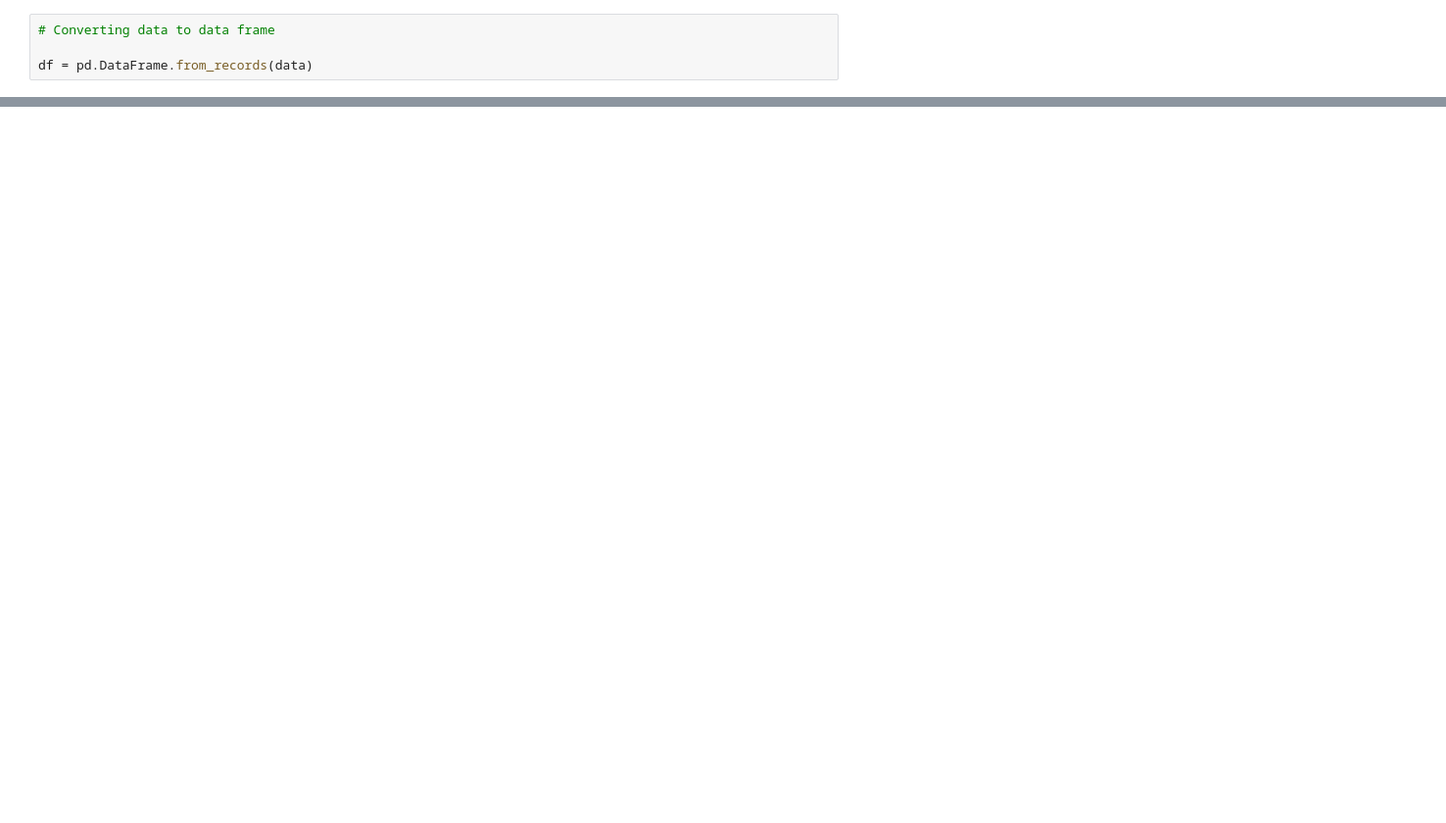
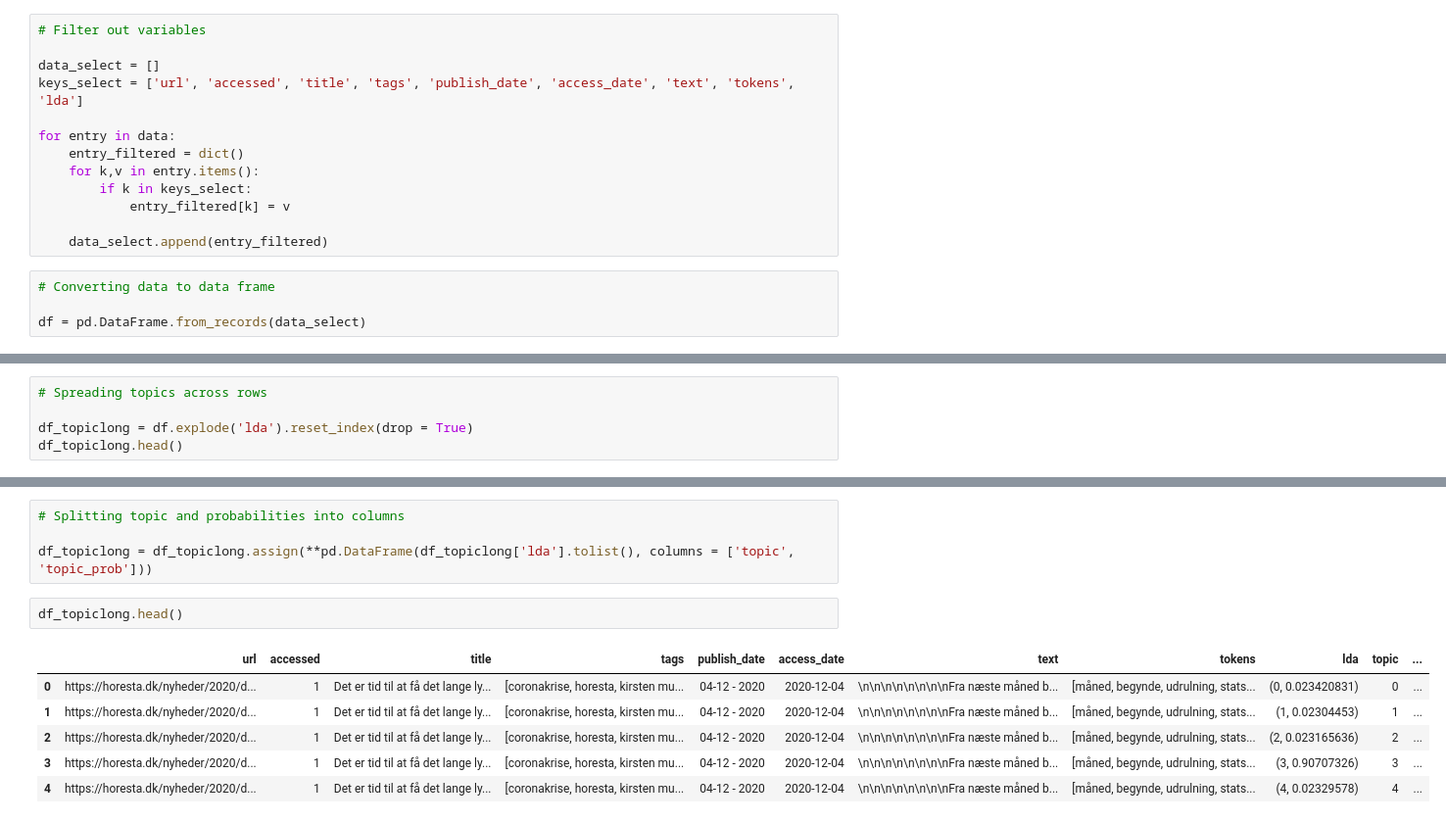
Before and after one commit to CALDISS-AAU/dl2020_horesta-scraper, a Jupyter notebook: notebooks/horesta_lda.ipynb, the cells around one changed output, grey strips where cells are left out. Shown at 98% size. Cells and saved outputs as stored; diff of their text form; blank space fills up the shorter version.

```diff
--- a/notebooks/horesta_lda.ipynb
+++ b/notebooks/horesta_lda.ipynb
@@ -36,4 +169,17 @@ len(data)
+# %%
+# Filter out variables
+
+data_select = []
+keys_select = ['url', 'accessed', 'title', 'tags', 'publish_date', 'access_date', 'text', 'tokens', 'lda']
+
+for entry in data:
+    entry_filtered = dict()
+    for k,v in entry.items():
+        if k in keys_select:
+            entry_filtered[k] = v
+
+    data_select.append(entry_filtered)
 # %%
 # Converting data to data frame
 
-df = pd.DataFrame.from_records(data)
+df = pd.DataFrame.from_records(data_select)
@@ -131,0 +195,5 @@ def tokenizer_custom(text, stop_words=stop_words, tags=['NOUN', 'ADJ', 'VERB', '
+# %%
+# Spreading topics across rows
+
+df_topiclong = df.explode('lda').reset_index(drop = True)
+df_topiclong.head()
@@ -131,0 +207,13 @@ def tokenizer_custom(text, stop_words=stop_words, tags=['NOUN', 'ADJ', 'VERB', '
+# %%
+# Splitting topic and probabilities into columns
+
+df_topiclong = df_topiclong.assign(**pd.DataFrame(df_topiclong['lda'].tolist(), columns = ['topic', 'topic_prob']))
+# %%
+df_topiclong.head()
+# %% [output]
+|  | url | accessed | title | tags | publish_date | access_date | text | tokens | lda | topic | ... |
+| 0 | https://horesta.dk/nyheder/2020/d... | 1 | Det er tid til at få det lange ly... | [coronakrise, horesta, kirsten mu... | 04-12 - 2020 | 2020-12-04 | \n\n\n\n\n\n\n\nFra næste måned b... | [måned, begynde, udrulning, stats... | (0, 0.023420831) | 0 | ... |
+| 1 | https://horesta.dk/nyheder/2020/d... | 1 | Det er tid til at få det lange ly... | [coronakrise, horesta, kirsten mu... | 04-12 - 2020 | 2020-12-04 | \n\n\n\n\n\n\n\nFra næste måned b... | [måned, begynde, udrulning, stats... | (1, 0.02304453) | 1 | ... |
+| 2 | https://horesta.dk/nyheder/2020/d... | 1 | Det er tid til at få det lange ly... | [coronakrise, horesta, kirsten mu... | 04-12 - 2020 | 2020-12-04 | \n\n\n\n\n\n\n\nFra næste måned b... | [måned, begynde, udrulning, stats... | (2, 0.023165636) | 2 | ... |
+| 3 | https://horesta.dk/nyheder/2020/d... | 1 | Det er tid til at få det lange ly... | [coronakrise, horesta, kirsten mu... | 04-12 - 2020 | 2020-12-04 | \n\n\n\n\n\n\n\nFra næste måned b... | [måned, begynde, udrulning, stats... | (3, 0.90707326) | 3 | ... |
+| 4 | https://horesta.dk/nyheder/2020/d... | 1 | Det er tid til at få det lange ly... | [coronakrise, horesta, kirsten mu... | 04-12 - 2020 | 2020-12-04 | \n\n\n\n\n\n\n\nFra næste måned b... | [måned, begynde, udrulning, stats... | (4, 0.02329578) | 4 | ... |
```
Also changed, not shown: parts of 31 cells of this notebook, 3 other files.
